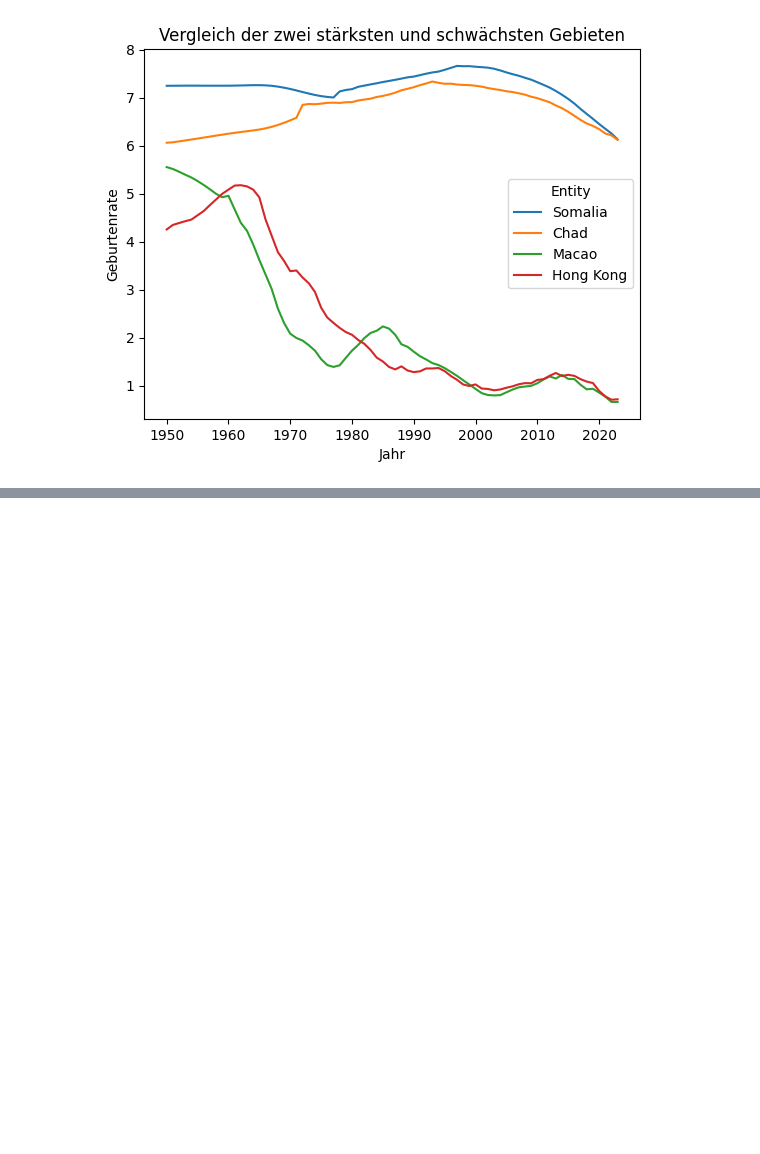
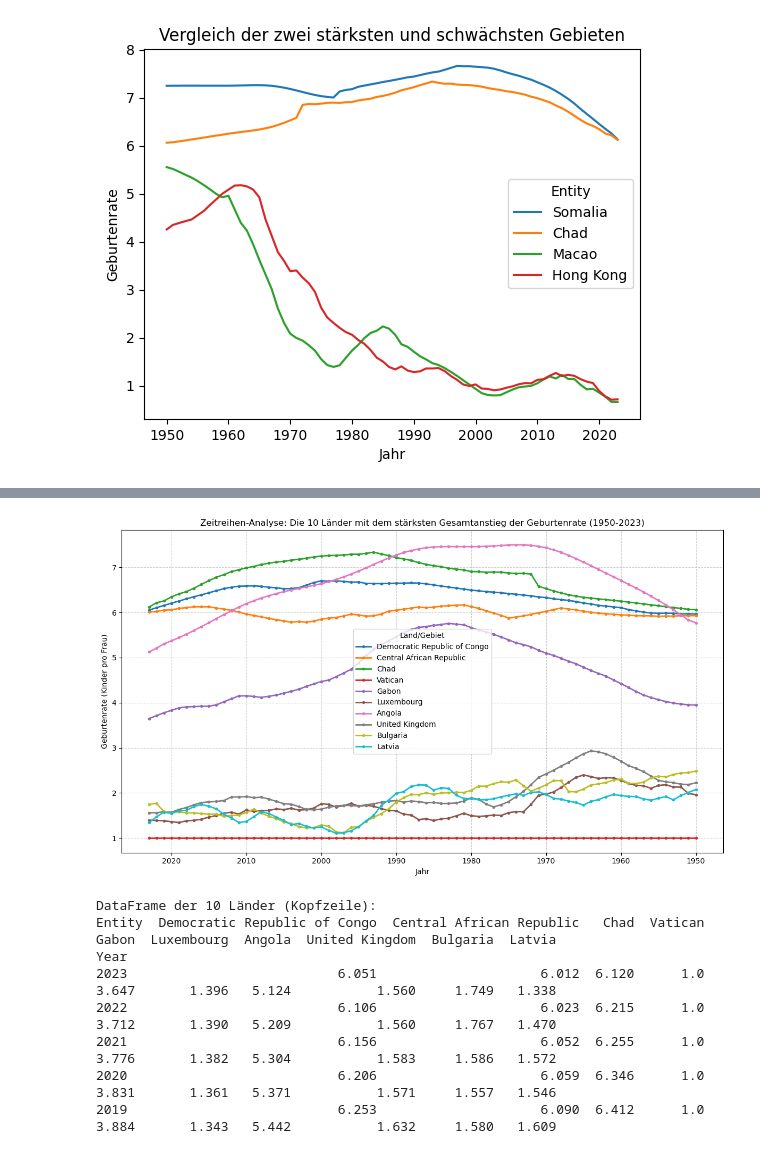
Before and after one commit to MarisaSt/BMLD-Inf1-PyLN, a Jupyter notebook: Grundgerüst.ipynb, the cells around one changed output, grey strips where cells are left out. Saved outputs shown, nothing was run; the diff lists cells and outputs as text; code cells hidden in the pictures; blank space fills up the shorter version.

```diff
--- a/Grundgerüst.ipynb
+++ b/Grundgerüst.ipynb
@@ -205,0 +259,7 @@ plt.show()
+# %%
+rising_countries = total_change.dropna().sort_values(ascending=False)
+
+print(f"\n## Top 10 Länder mit dem stärksten Anstieg der Geburtenrate ({start_year} - {end_year})")
+
+result_df_plus = pd.DataFrame(rising_countries.head(10)).rename(columns={0: 'Gesamter Anstieg (TFR-Punkte)'})
+result_df_plus
@@ -205,0 +280,36 @@ plt.show()
+# %%
+import matplotlib.pyplot as plt
+import pandas as pd
+top_10_rising_entities = result_df_plus.index.tolist()
+df_to_plot_timeseries = df_pivot[top_10_rising_entities]
+plt.figure(figsize=(12, 7))
+df_to_plot_timeseries.plot(
+    kind='line',
+    ax=plt.gca(),
+    linewidth=2,
+    marker='o',
+    markersize=3
+)
+plt.title(f"Zeitreihen-Analyse: Die 10 Länder mit dem stärksten Gesamtanstieg der Geburtenrate (1950-2023)")
+plt.xlabel("Jahr")
+plt.ylabel("Geburtenrate (Kinder pro Frau)")
+plt.grid(True, linestyle='--', alpha=0.6)
+plt.legend(title='Land/Gebiet', loc='best')
+
+plt.gca().invert_xaxis()
+
+plt.tight_layout()
+plt.show()
+
+print("\nDataFrame der 10 Länder (Kopfzeile):")
+print(df_to_plot_timeseries.head().to_string())
+# %% [output]
+[figure, added]
+DataFrame der 10 Länder (Kopfzeile):
+Entity  Democratic Republic of Congo  Central African Republic   Chad  Vatican  Gabon  Luxembourg  Angola  United Kingdom  Bulgaria  Latvia
+Year
+2023                           6.051                     6.012  6.120      1.0  3.647       1.396   5.124           1.560     1.749   1.338
+2022                           6.106                     6.023  6.215      1.0  3.712       1.390   5.209           1.560     1.767   1.470
+2021                           6.156                     6.052  6.255      1.0  3.776       1.382   5.304           1.583     1.586   1.572
+2020                           6.206                     6.059  6.346      1.0  3.831       1.361   5.371           1.571     1.557   1.546
+2019                           6.253                     6.090  6.412      1.0  3.884       1.343   5.442           1.632     1.580   1.609
```
Also changed, not shown: parts of 7 cells of this notebook.
